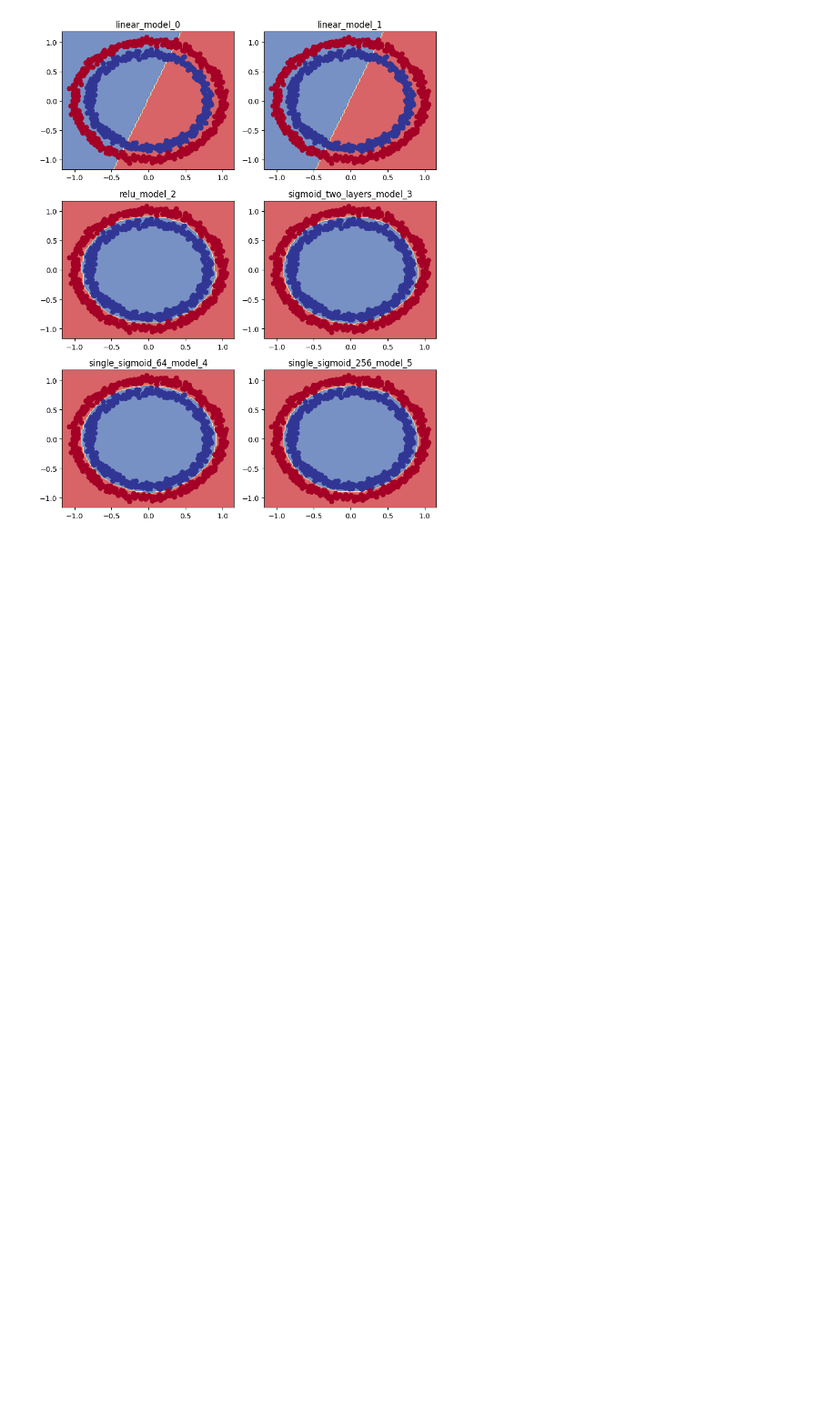
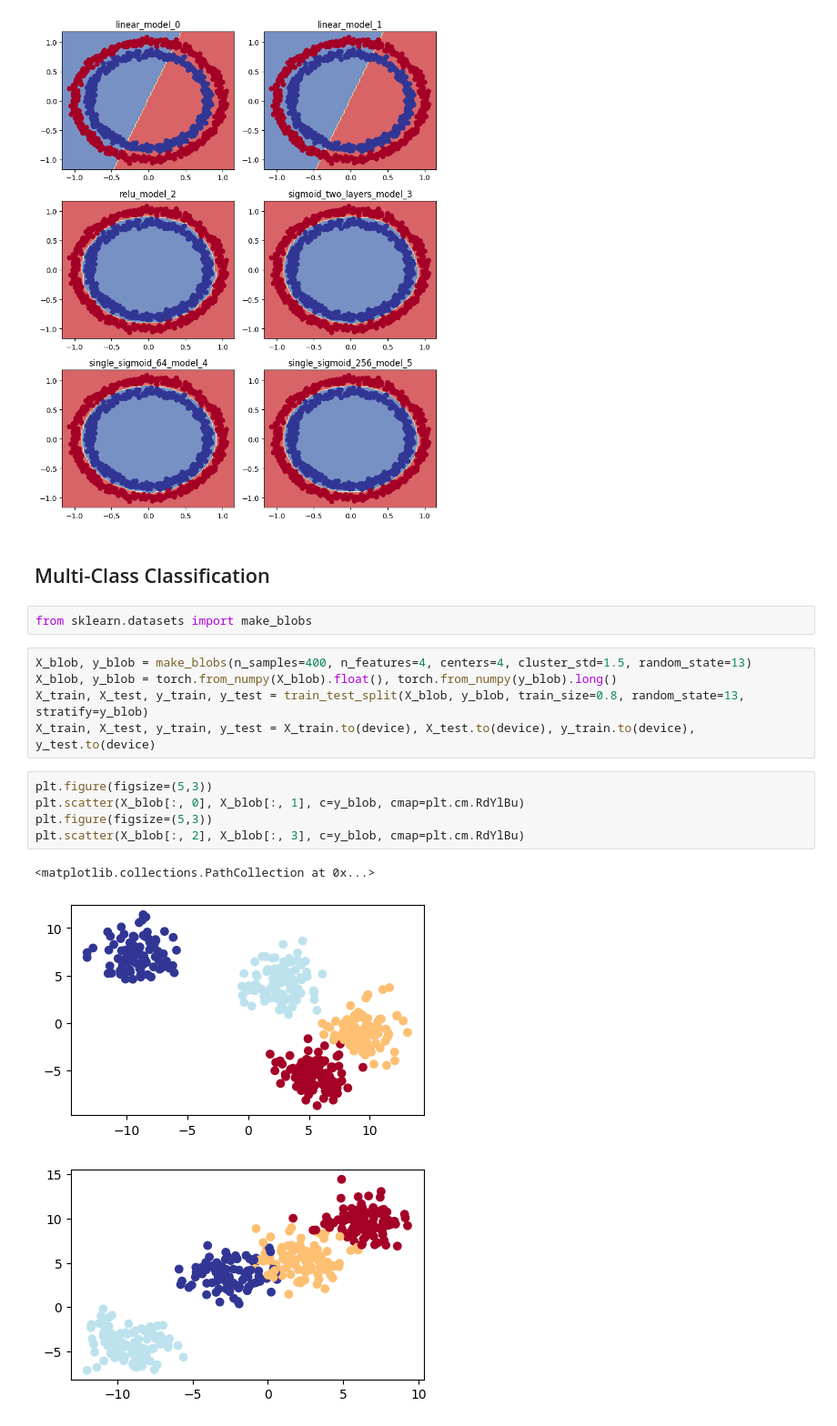
Before and after one commit to SarveshMD/colab-notebooks, a Jupyter notebook: nn_classification.ipynb, the cells around one changed output. Shown at 91% size. Drawn from its saved outputs; the diff is of its cells as text; blank space fills up the shorter version.

Commit message:
watched: 14:00:40, vid88 - up to multiclass classification

```diff
--- a/nn_classification.ipynb
+++ b/nn_classification.ipynb
@@ -250,3 +250,21 @@ for ax, (model_name, model) in zip(axes, models_dict.items()):
 plt.tight_layout()
 # %% [output]
 [figure]
+# %% [markdown]
+## Multi-Class Classification
+# %%
+from sklearn.datasets import make_blobs
+# %%
+X_blob, y_blob = make_blobs(n_samples=400, n_features=4, centers=4, cluster_std=1.5, random_state=13)
+X_blob, y_blob = torch.from_numpy(X_blob).float(), torch.from_numpy(y_blob).long()
+X_train, X_test, y_train, y_test = train_test_split(X_blob, y_blob, train_size=0.8, random_state=13, stratify=y_blob)
+X_train, X_test, y_train, y_test = X_train.to(device), X_test.to(device), y_train.to(device), y_test.to(device)
+# %%
+plt.figure(figsize=(5,3))
+plt.scatter(X_blob[:, 0], X_blob[:, 1], c=y_blob, cmap=plt.cm.RdYlBu)
+plt.figure(figsize=(5,3))
+plt.scatter(X_blob[:, 2], X_blob[:, 3], c=y_blob, cmap=plt.cm.RdYlBu)
+# %% [output]
+<matplotlib.collections.PathCollection at 0x...>
+[figure, added]
+[figure, added]
```
Also changed, not shown: parts of 4 cells of this notebook.
